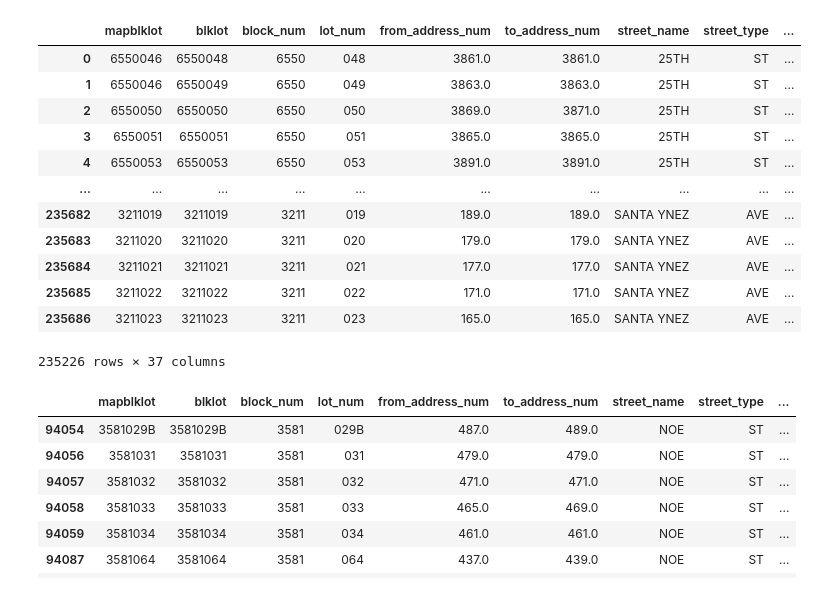
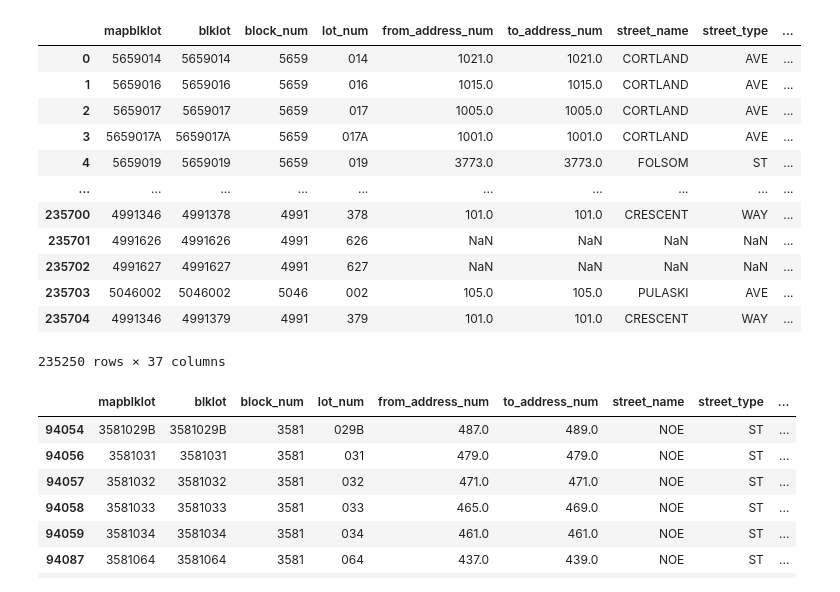
Before and after one commit to alexshadley/zoning, a Jupyter notebook: notebooks/postgres_etl.ipynb, the cells around one changed output. Saved outputs shown, nothing was run; the diff lists cells and outputs as text; code cells hidden in the pictures.

```diff
--- a/notebooks/postgres_etl.ipynb
+++ b/notebooks/postgres_etl.ipynb
@@ -5,3 +1,14 @@ engine = create_engine('postgresql://localhost:5432/zoning')
+# %%
+from sqlalchemy import create_engine
+import dotenv
+import os
+dotenv.load_dotenv()
+
+LOCAL_URI = 'postgresql://localhost:5432/zoning'
+SUPABASE_PW = os.getenv('SUPABASE_PW')
+SUPABASE_URI = f'postgresql://postgres.dpprqwyenqpxwmitsmnk:{SUPABASE_PW}@aws-0-us-east-1.pooler.supabase.com:6543/postgres'
+
+engine = create_engine(SUPABASE_URI)
 # %%
 import pandas as pd
 import geopandas as gpd
@@ -25,25 +32,25 @@ def gpd_from_csv(csv_file, geometry_col, **kwargs):
 # %%
 # ETL parcels
 
-prc = gpd_from_csv('../data/Parcels___Active_and_Retired_20240807.csv', 'shape')
+prc = gpd_from_csv('../data/Parcels___Active_and_Retired_20240914.csv', 'shape')
 
-prc.to_postgis('prc', engine, if_exists='replace')
+prc.to_postgis('prc', engine, if_exists='replace', chunksize=1000)
 
 prc
 # %% [output]
 |  | mapblklot | blklot | block_num | lot_num | from_address_num | to_address_num | street_name | street_type | ... |
-| 0 | 6550046 | 6550048 | 6550 | 048 | 3861.0 | 3861.0 | 25TH | ST | ... |
-| 1 | 6550046 | 6550049 | 6550 | 049 | 3863.0 | 3863.0 | 25TH | ST | ... |
-| 2 | 6550050 | 6550050 | 6550 | 050 | 3869.0 | 3871.0 | 25TH | ST | ... |
-| 3 | 6550051 | 6550051 | 6550 | 051 | 3865.0 | 3865.0 | 25TH | ST | ... |
-| 4 | 6550053 | 6550053 | 6550 | 053 | 3891.0 | 3891.0 | 25TH | ST | ... |
+| 0 | 5659014 | 5659014 | 5659 | 014 | 1021.0 | 1021.0 | CORTLAND | AVE | ... |
+| 1 | 5659016 | 5659016 | 5659 | 016 | 1015.0 | 1015.0 | CORTLAND | AVE | ... |
+| 2 | 5659017 | 5659017 | 5659 | 017 | 1005.0 | 1005.0 | CORTLAND | AVE | ... |
+| 3 | 5659017A | 5659017A | 5659 | 017A | 1001.0 | 1001.0 | CORTLAND | AVE | ... |
+| 4 | 5659019 | 5659019 | 5659 | 019 | 3773.0 | 3773.0 | FOLSOM | ST | ... |
 | ... | ... | ... | ... | ... | ... | ... | ... | ... | ... |
-| 235682 | 3211019 | 3211019 | 3211 | 019 | 189.0 | 189.0 | SANTA YNEZ | AVE | ... |
-| 235683 | 3211020 | 3211020 | 3211 | 020 | 179.0 | 179.0 | SANTA YNEZ | AVE | ... |
-| 235684 | 3211021 | 3211021 | 3211 | 021 | 177.0 | 177.0 | SANTA YNEZ | AVE | ... |
-| 235685 | 3211022 | 3211022 | 3211 | 022 | 171.0 | 171.0 | SANTA YNEZ | AVE | ... |
-| 235686 | 3211023 | 3211023 | 3211 | 023 | 165.0 | 165.0 | SANTA YNEZ | AVE | ... |
+| 235700 | 4991346 | 4991378 | 4991 | 378 | 101.0 | 101.0 | CRESCENT | WAY | ... |
+| 235701 | 4991626 | 4991626 | 4991 | 626 | NaN | NaN | NaN | NaN | ... |
+| 235702 | 4991627 | 4991627 | 4991 | 627 | NaN | NaN | NaN | NaN | ... |
+| 235703 | 5046002 | 5046002 | 5046 | 002 | 105.0 | 105.0 | PULASKI | AVE | ... |
+| 235704 | 4991346 | 4991379 | 4991 | 379 | 101.0 | 101.0 | CRESCENT | WAY | ... |
-235226 rows × 37 columns
+235250 rows × 37 columns
 # %%
 # only parcels where active is true
 # prc = prc[prc.active == True]
```
Also changed, not shown: parts of 4 cells of this notebook, 22 other files.
